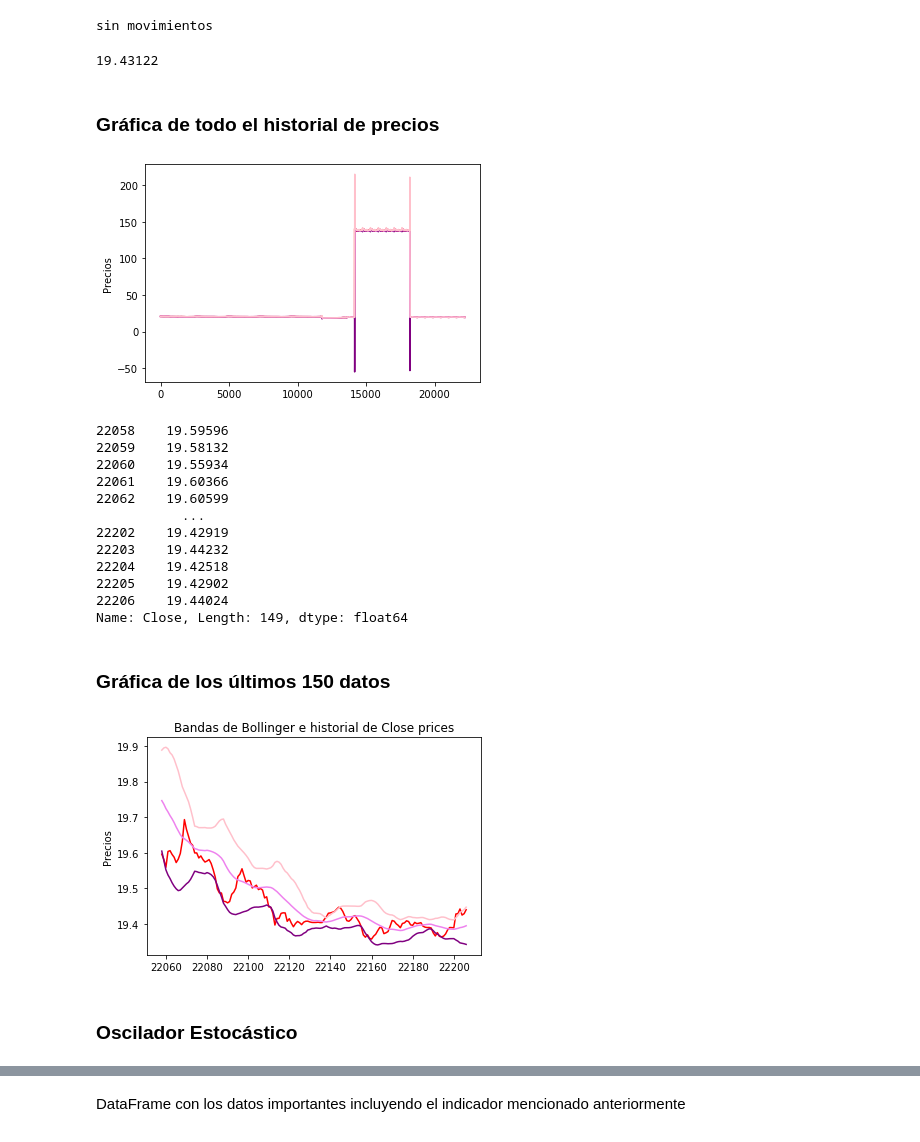
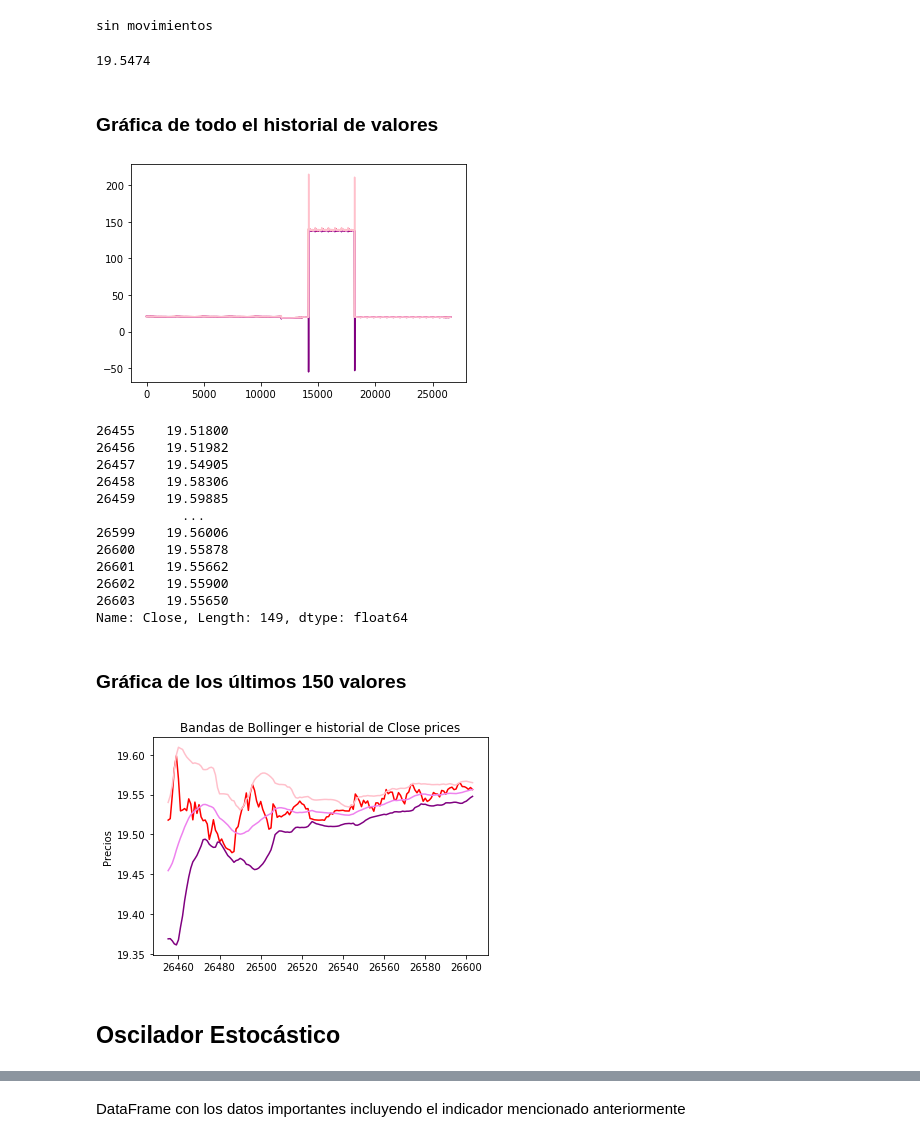
Before and after one commit to austinekrash/LAB_1_MFPT, a Jupyter notebook: Laboratorio1_FernandaPinedo.ipynb, the cells around one changed output, grey strips where cells are left out. Drawn from its saved outputs; the diff is of its cells as text; code cells hidden in the pictures.

```diff
--- a/Laboratorio1_FernandaPinedo.ipynb
+++ b/Laboratorio1_FernandaPinedo.ipynb
@@ -31,8 +31,8 @@ OA_Ak = '53e30fadde18a9b9153879673228a860-5577569e0db89960b0e4e5ad8e0b761d'
 api = API(access_token=OA_Ak)
 
 
-F_inicio = '2020-02-28'
-F_final = '2020-03-03'
+F_inicio = '2020-02-29'
+F_final = '2020-03-05'
 
 params = {"granularity": oanda_gran, "price": "M", "dailyAlignment": oanda_day_align,
           "alignmentTimezone": oanda_timezone, "from": F_inicio, "to": F_final}
@@ -126,36 +153,34 @@ sin movimientos
 # %%
 df_Precios['Close'].iloc[-1]
 # %% [output]
-19.43122
+19.5474
 # %% [markdown]
-### Gráfica de todo el historial de precios
+### Gráfica de todo el historial de valores
 # %%
 plt.plot(list(df_Precios['Close']), c= 'red')
 plt.plot(list(df_Precios['bb_bbl']), c= 'purple')
 plt.plot(list(df_Precios['bb_mavg']), c= 'violet')
 plt.plot(list(df_Precios['bb_bbh']), c= 'pink')
-plt.xlabel('')
-plt.ylabel('Precios')
 plt.show()
 # %% [output]
-[figure, old version]
+[figure, new version]
 # %%
 df_Precios['Close'].iloc[-150:-1]
 # %% [output]
-22058    19.59596
-22059    19.58132
-22060    19.55934
-22061    19.60366
-22062    19.60599
+26455    19.51800
+26456    19.51982
+26457    19.54905
+26458    19.58306
+26459    19.59885
            ...
-22202    19.42919
-22203    19.44232
-22204    19.42518
-22205    19.42902
-22206    19.44024
+26599    19.56006
+26600    19.55878
+26601    19.55662
+26602    19.55900
+26603    19.55650
 Name: Close, Length: 149, dtype: float64
 # %% [markdown]
-### Gráfica de los últimos 150 datos
+### Gráfica de los últimos 150 valores
 # %%
 plt.plot(df_Precios['Close'].iloc[-150:-1], color = 'red')
 plt.plot(df_Precios['bb_bbl'].iloc[-150:-1], color = 'purple')
@@ -166,6 +191,6 @@ plt.xlabel('')
 plt.ylabel('Precios')
 plt.show()
 # %% [output]
-[figure, old version]
+[figure, new version]
 # %% [markdown]
-### Oscilador Estocástico
+## Oscilador Estocástico
```
Also changed, not shown: parts of 34 cells of this notebook.
